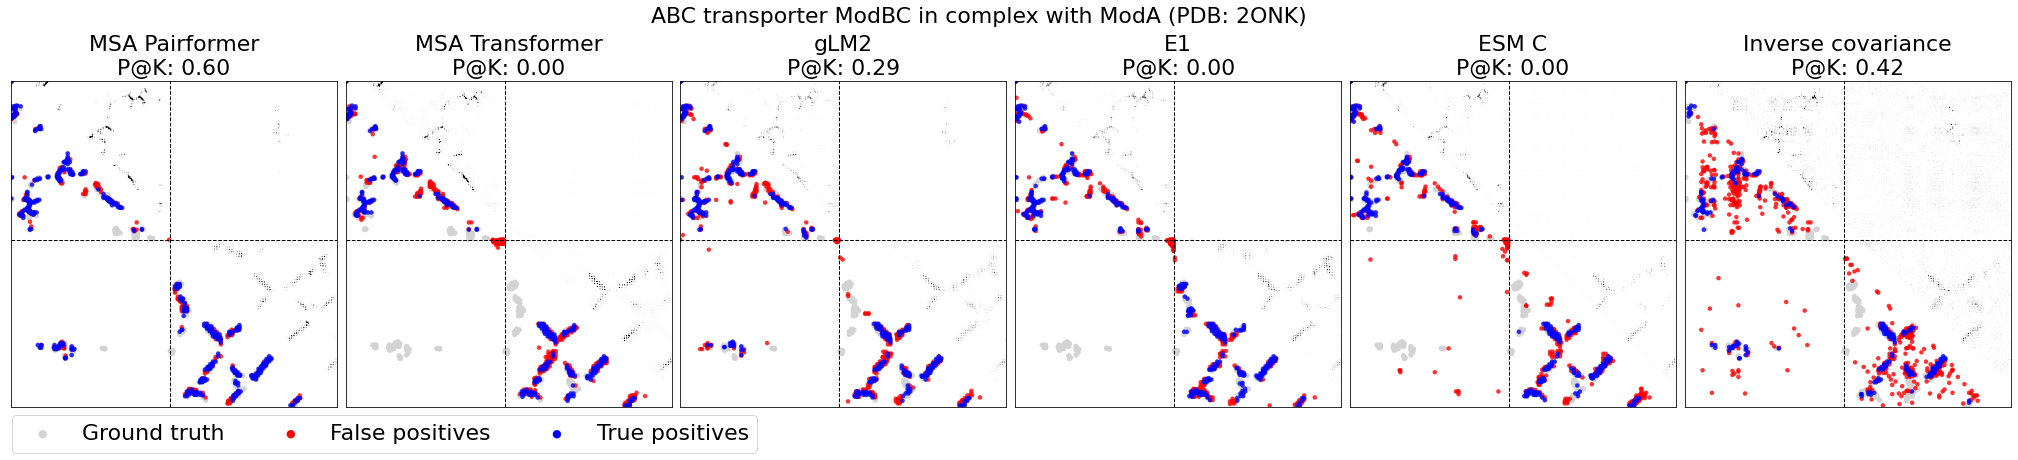
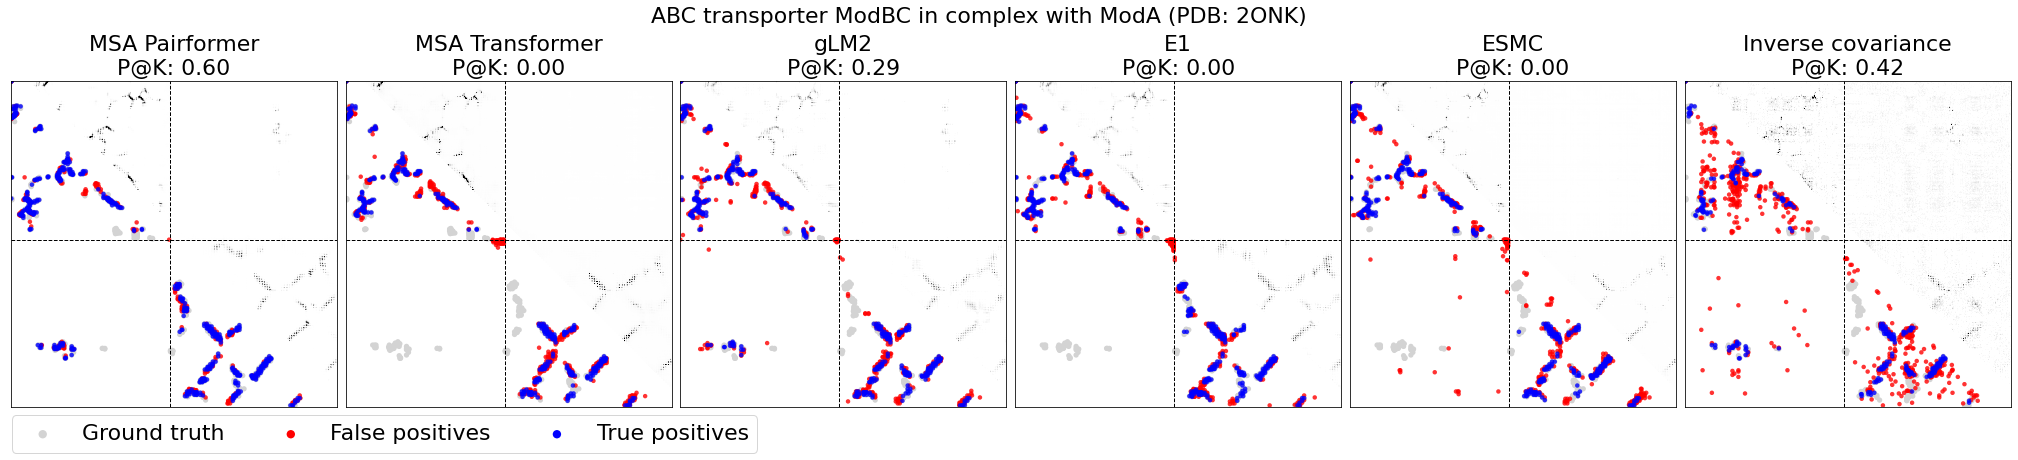
The change to this notebook cell's code, shown as a diff; its figure went from the first image to the second:
--- before
+++ after
@@ -4,5 +4,5 @@
     "gLM2": 0,
     "E1": 0,
-    "ESM C": None,
+    "ESMC": None,
     "MSA Transformer": None,
     "Inverse covariance": 0,
@@ -31,8 +31,8 @@
     "gLM2": glm2_contacts_a,
     "E1": e1_contacts_a,
-    "ESM C": esmc_contacts_a,
+    "ESMC": esmc_contacts_a,
     "Inverse covariance": inv_cov_a
 }
-methods_order_l = ["MSA Pairformer", "MSA Transformer", "gLM2", "E1", "ESM C", "Inverse covariance"]
+methods_order_l = ["MSA Pairformer", "MSA Transformer", "gLM2", "E1", "ESMC", "Inverse covariance"]
 f, ax = plt.subplots(1, len(methods_order_l), figsize=(6 * len(methods_order_l), 6))
 f.patch.set_facecolor('white')
@@ -43,5 +43,5 @@
     "gLM2": 2,
     "E1": 3,
-    "ESM C": 4,
+    "ESMC": 4,
     "Inverse covariance": 5,
 }
@@ -75,2 +75,3 @@
 ax[0].legend(bbox_to_anchor=(-0.03, -0.175), loc='lower left', fontsize=22, ncol=3)
 f.suptitle(title_str, size=22, y=1.05)
+f.savefig(f"results/figures/{target}.with_inv_cov.pdf", dpi=300, bbox_inches='tight')

Commit: update ppi notebook figures